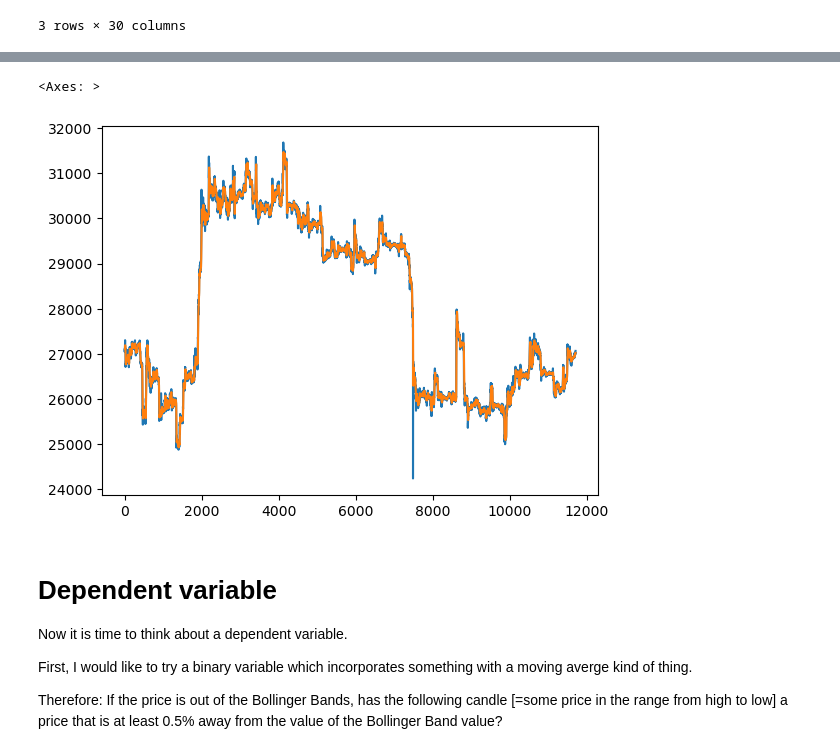
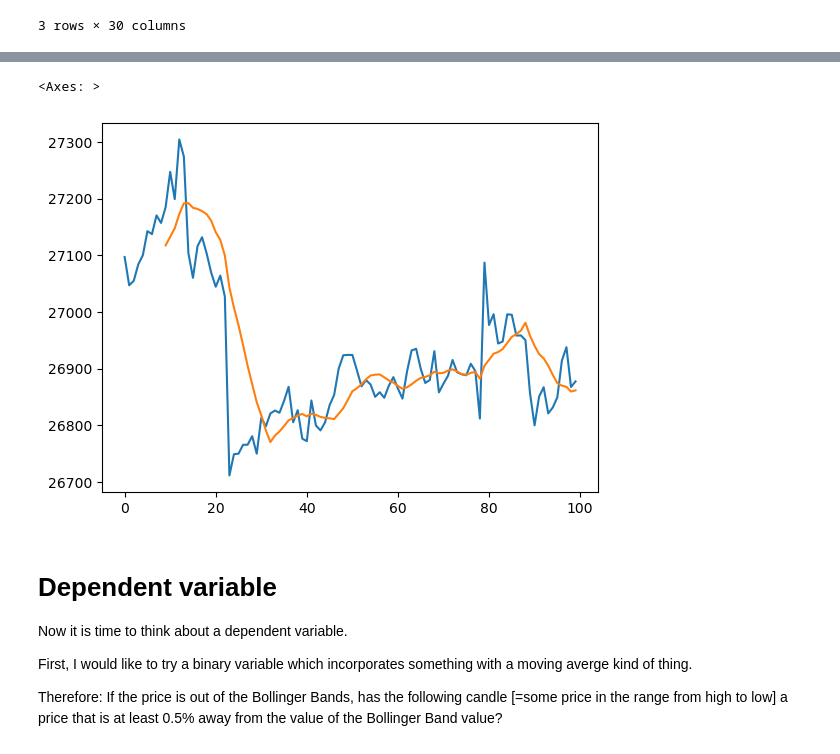
Before and after one commit to georghoeller/fastbook, a Jupyter notebook: my-stuff/lesson5-random-forests/ch9-tabular-trees.ipynb, the cells around one changed output, grey strips where cells are left out. Saved outputs shown, nothing was run; the diff lists cells and outputs as text; code cells hidden in the pictures.

```diff
--- a/my-stuff/lesson5-random-forests/ch9-tabular-trees.ipynb
+++ b/my-stuff/lesson5-random-forests/ch9-tabular-trees.ipynb
@@ -40,10 +40,10 @@ df["day"] = df["time"].dt.day
 df["hour"] = df["time"].dt.hour
 
 # the 10-day moving average
-df["10MA"] = df["close"].rolling(window=10).mean()
+df["10MA"] = df["close"].rolling(window=10).mean().shift(-9)
 
 # Calculate the standard deviation of the closing prices over the same 20-day period
-df["10STD"] = df["close"].rolling(window=10).std()
+df["10STD"] = df["close"].rolling(window=10).std().shift(-9)
 
 # volume weighted close price
 df["vwap"] = df.close/df.vol
@@ -95,10 +110,10 @@ df[18:].head(3) # data set starts with the 20th observation since the first 20 r
 # %%
 # check if everything looks ok
-df.close.plot()
-df["10MA"].plot()
+df.head(100).close.plot()
+df.head(100)["10MA"].plot()
 # %% [output]
 <Axes: >
-[figure, old version]
+[figure, new version]
 # %% [markdown]
 # Dependent variable
 
```
Also changed, not shown: parts of 7 cells of this notebook, 11 other files.
